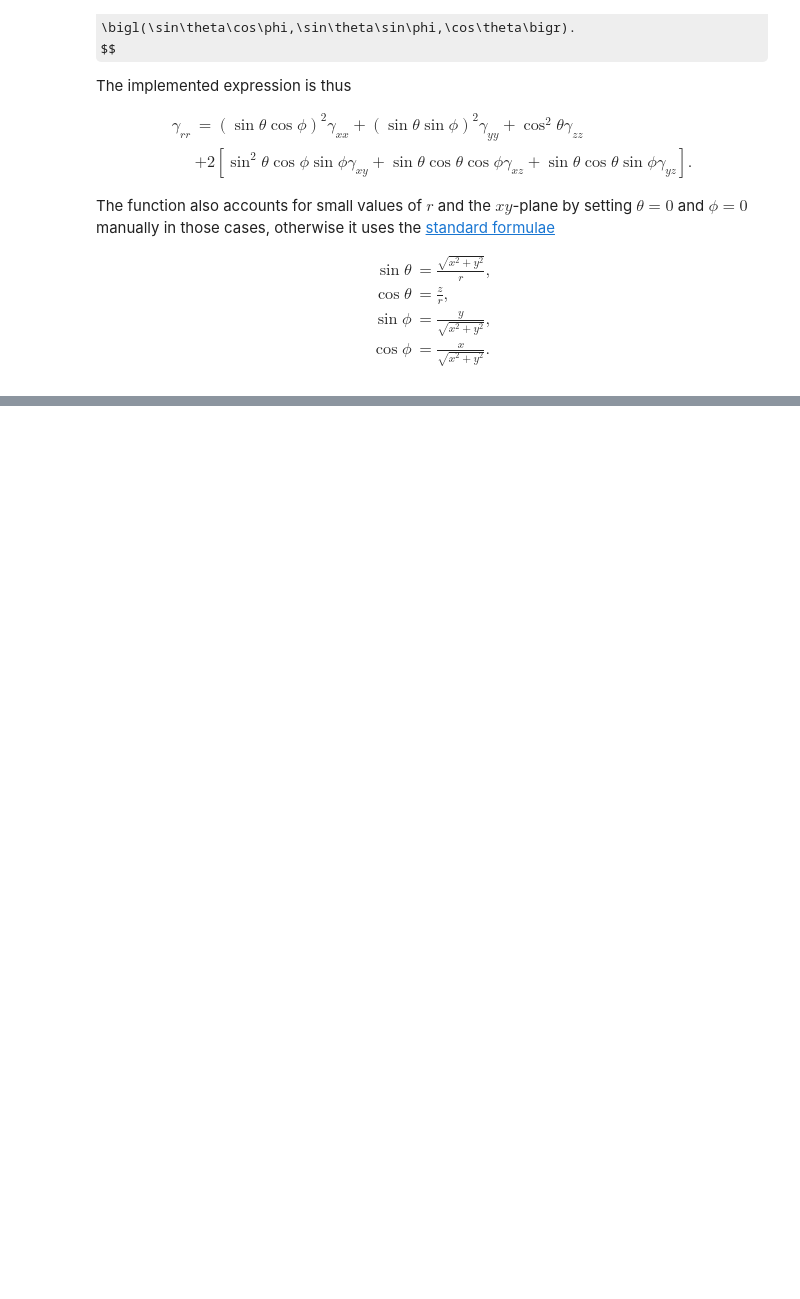
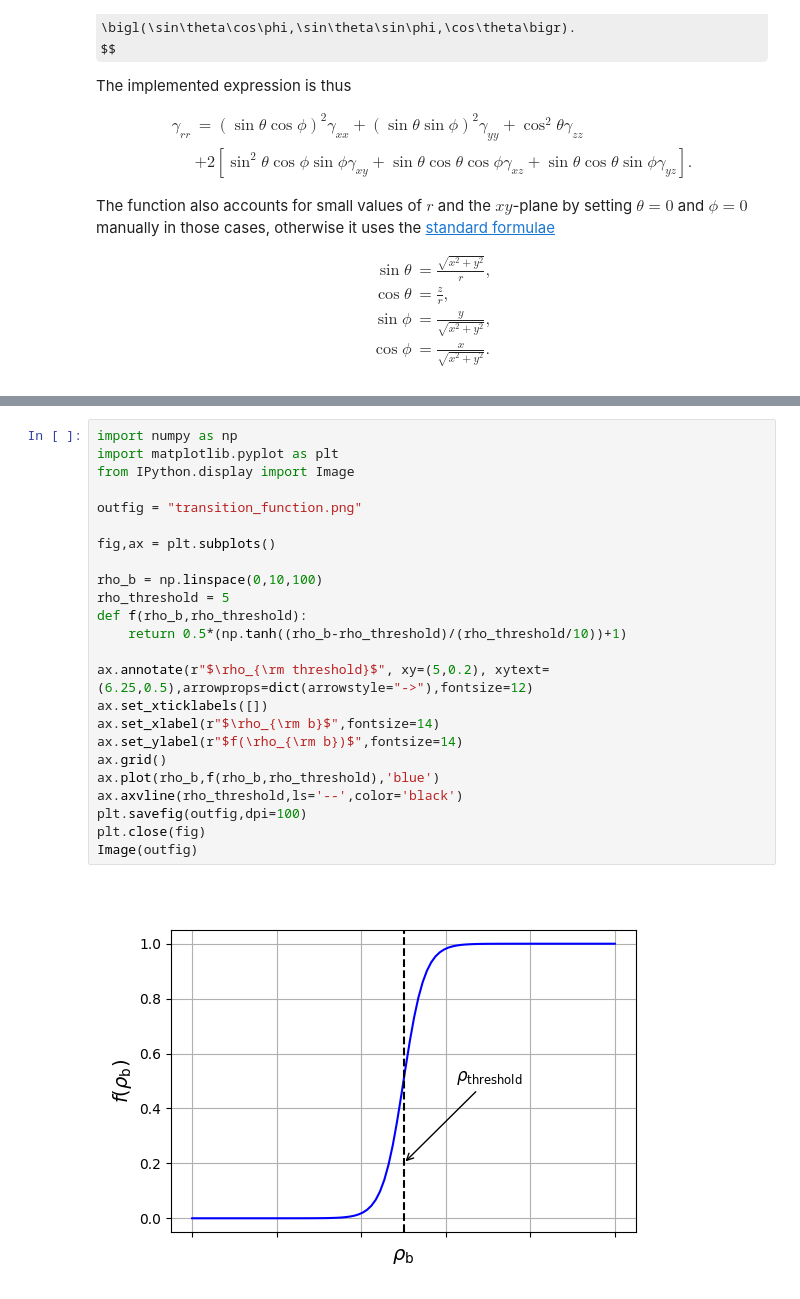
Before and after one commit to leowerneck/Tabulated_EOS_IllinoisGRMHD, a Jupyter notebook: Tutorial-Neutrino_leakage-Numerical_implementation.ipynb, the cells around one changed output, grey strips where cells are left out. Saved outputs shown, nothing was run; the diff lists cells and outputs as text; some formulas as TeX source; blank space fills up the shorter version.

```diff
--- a/Tutorial-Neutrino_leakage-Numerical_implementation.ipynb
+++ b/Tutorial-Neutrino_leakage-Numerical_implementation.ipynb
@@ -332,0 +416,26 @@ Sets up numerical grid for evaluation of optical depth.
+# %%
+import numpy as np
+import matplotlib.pyplot as plt
+from IPython.display import Image
+
+outfig = "transition_function.png"
+
+fig,ax = plt.subplots()
+
+rho_b = np.linspace(0,10,100)
+rho_threshold = 5
+def f(rho_b,rho_threshold):
+    return 0.5*(np.tanh((rho_b-rho_threshold)/(rho_threshold/10))+1)
+
+ax.annotate(r"$\rho_{\rm threshold}$", xy=(5,0.2), xytext=(6.25,0.5),arrowprops=dict(arrowstyle="->"),fontsize=12)
+ax.set_xticklabels([])
+ax.set_xlabel(r"$\rho_{\rm b}$",fontsize=14)
+ax.set_ylabel(r"$f(\rho_{\rm b})$",fontsize=14)
+ax.grid()
+ax.plot(rho_b,f(rho_b,rho_threshold),'blue')
+ax.axvline(rho_threshold,ls='--',color='black')
+plt.savefig(outfig,dpi=100)
+plt.close(fig)
+Image(outfig)
+# %% [output]
+[figure, added]
```
Also changed, not shown: parts of 7 cells of this notebook.
